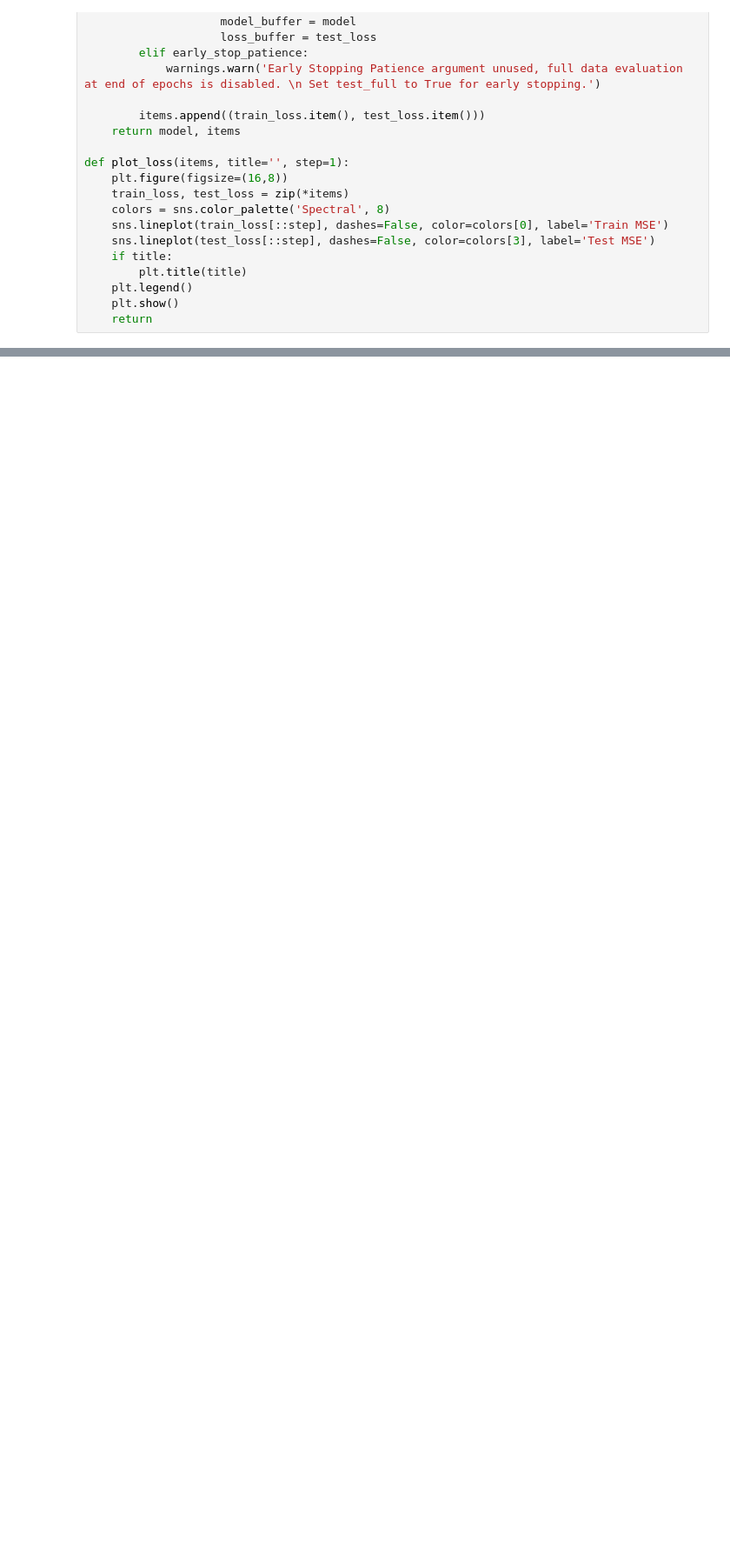
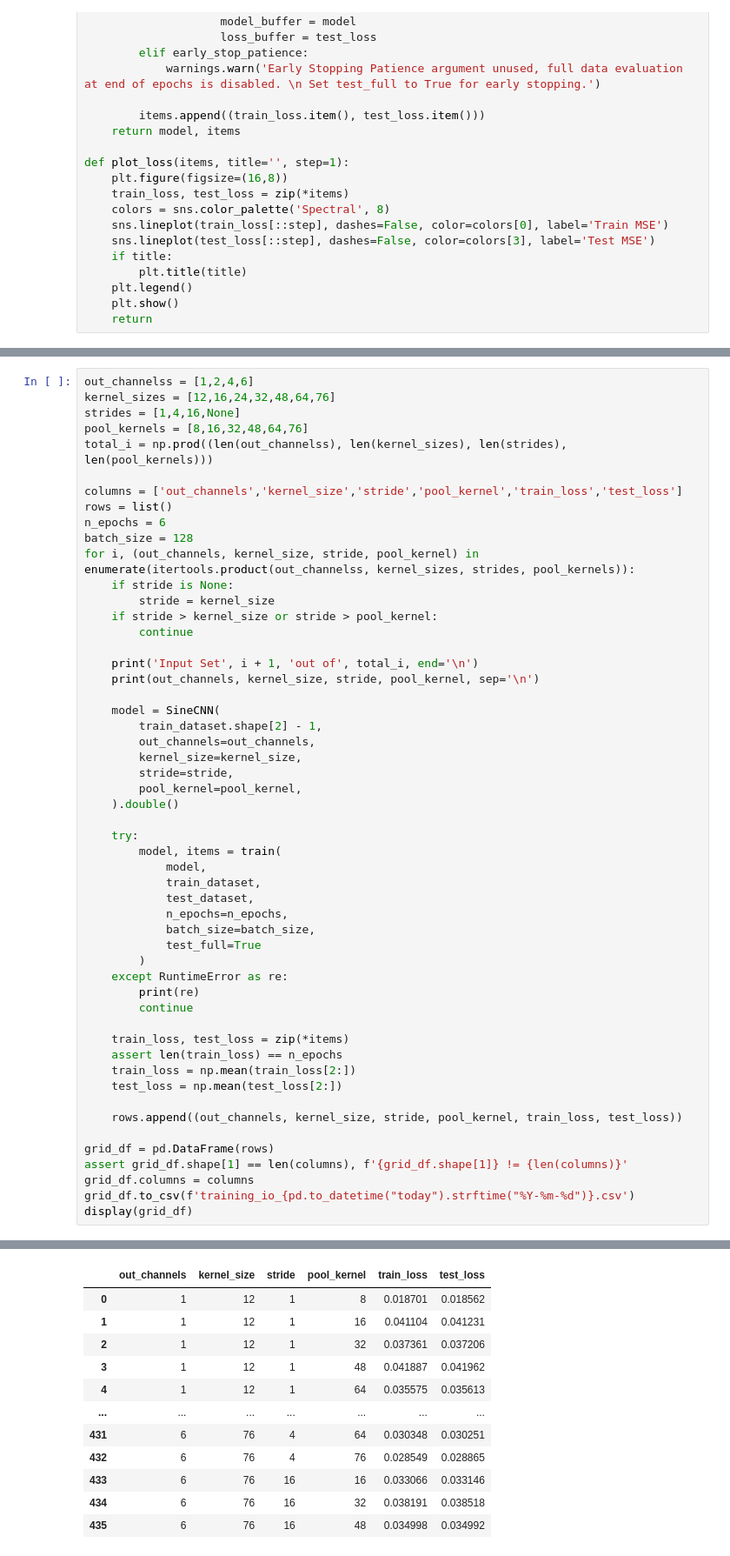
Before and after one commit to ncallahanml/baseline_networks, a Jupyter notebook: SineWaveGenerator.ipynb, the cells around one changed output, grey strips where cells are left out. Shown at 87% size. Saved outputs shown, nothing was run; the diff lists cells and outputs as text; blank space fills up the shorter version.

```diff
--- a/SineWaveGenerator.ipynb
+++ b/SineWaveGenerator.ipynb
@@ -511,0 +404,54 @@ torch.save(model, 'best_model.pt')
+# %%
+out_channelss = [1,2,4,6]
+kernel_sizes = [12,16,24,32,48,64,76]
+strides = [1,4,16,None]
+pool_kernels = [8,16,32,48,64,76]
+total_i = np.prod((len(out_channelss), len(kernel_sizes), len(strides), len(pool_kernels)))
+
+columns = ['out_channels','kernel_size','stride','pool_kernel','train_loss','test_loss']
+rows = list()
+n_epochs = 6
+batch_size = 128
+for i, (out_channels, kernel_size, stride, pool_kernel) in enumerate(itertools.product(out_channelss, kernel_sizes, strides, pool_kernels)):
+    if stride is None:
+        stride = kernel_size
+    if stride > kernel_size or stride > pool_kernel:
+        continue
+
+    print('Input Set', i + 1, 'out of', total_i, end='\n')
+    print(out_channels, kernel_size, stride, pool_kernel, sep='\n')
+
+    model = SineCNN(
+        train_dataset.shape[2] - 1,
+        out_channels=out_channels,
+        kernel_size=kernel_size,
+        stride=stride,
+        pool_kernel=pool_kernel,
+    ).double()
+
+    try:
+        model, items = train(
+            model,
+            train_dataset,
+            test_dataset,
+            n_epochs=n_epochs,
+            batch_size=batch_size,
+            test_full=True
+        )
+    except RuntimeError as re:
+        print(re)
+        continue
+
+    train_loss, test_loss = zip(*items)
+    assert len(train_loss) == n_epochs
+    train_loss = np.mean(train_loss[2:])
+    test_loss = np.mean(test_loss[2:])
+
+    rows.append((out_channels, kernel_size, stride, pool_kernel, train_loss, test_loss))
+
+grid_df = pd.DataFrame(rows)
+assert grid_df.shape[1] == len(columns), f'{grid_df.shape[1]} != {len(columns)}'
+grid_df.columns = columns
+grid_df.to_csv(f'training_io_{pd.to_datetime("today").strftime("%Y-%m-%d")}.csv')
+display(grid_df)
+# %% [output]
@@ -511,0 +492,12 @@ torch.save(model, 'best_model.pt')
+|  | out_channels | kernel_size | stride | pool_kernel | train_loss | test_loss |
+| 0 | 1 | 12 | 1 | 8 | 0.018701 | 0.018562 |
+| 1 | 1 | 12 | 1 | 16 | 0.041104 | 0.041231 |
+| 2 | 1 | 12 | 1 | 32 | 0.037361 | 0.037206 |
+| 3 | 1 | 12 | 1 | 48 | 0.041887 | 0.041962 |
+| 4 | 1 | 12 | 1 | 64 | 0.035575 | 0.035613 |
+| ... | ... | ... | ... | ... | ... | ... |
+| 431 | 6 | 76 | 4 | 64 | 0.030348 | 0.030251 |
+| 432 | 6 | 76 | 4 | 76 | 0.028549 | 0.028865 |
+| 433 | 6 | 76 | 16 | 16 | 0.033066 | 0.033146 |
+| 434 | 6 | 76 | 16 | 32 | 0.038191 | 0.038518 |
+| 435 | 6 | 76 | 16 | 48 | 0.034998 | 0.034992 |
```
Also changed, not shown: parts of 7 cells of this notebook.
